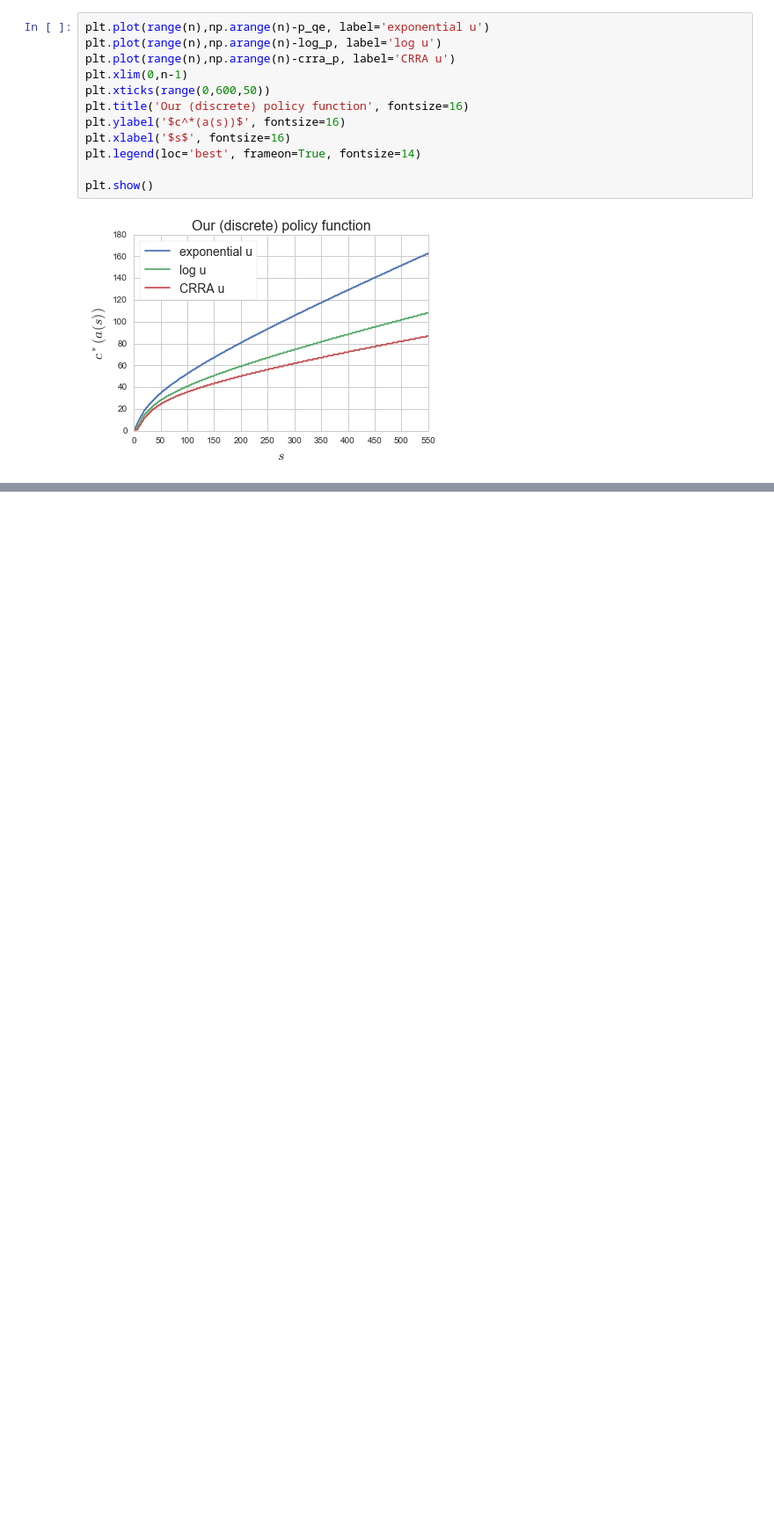
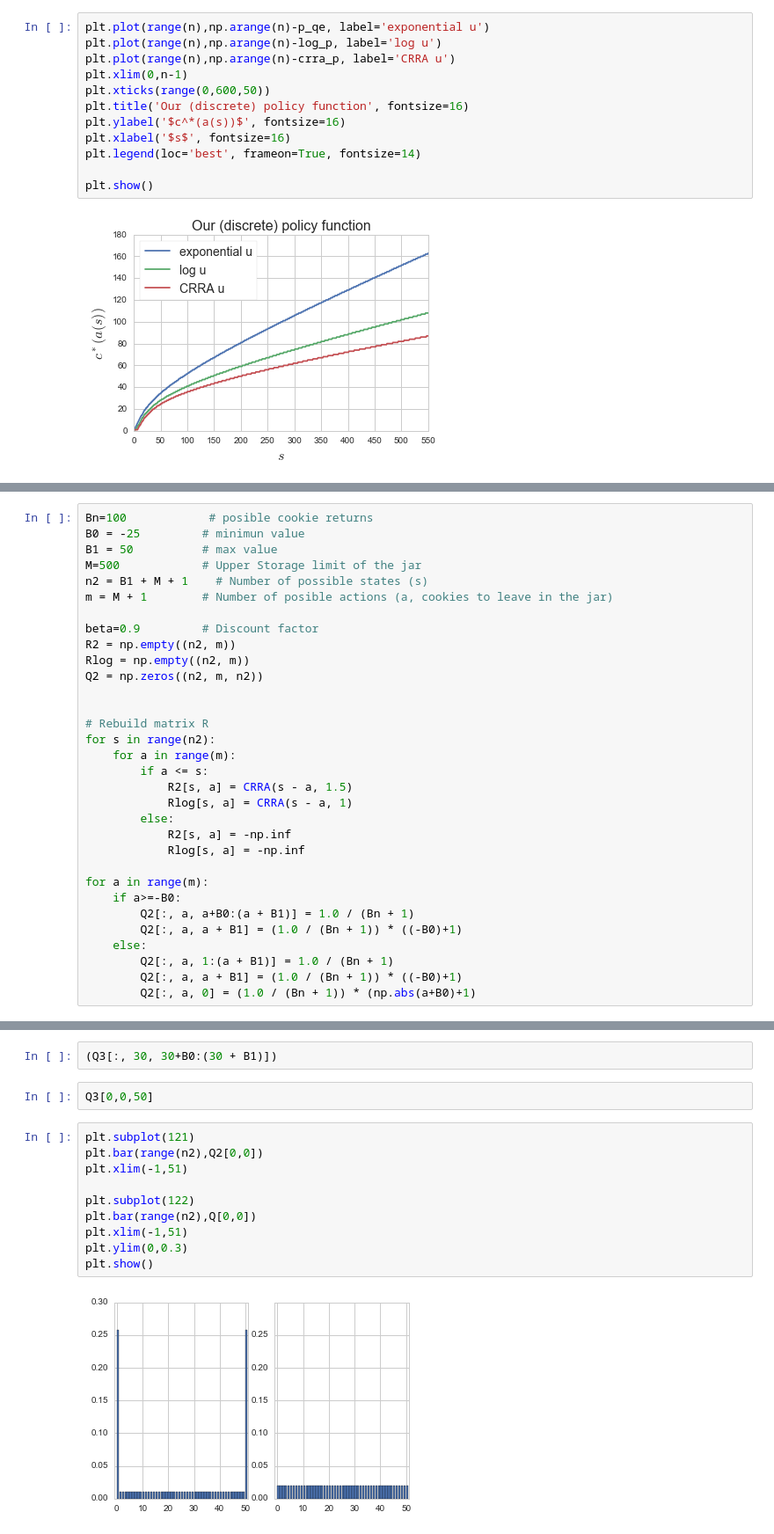
Before and after one commit to crisla/code-club, a Jupyter notebook: s3/Discrete Dynamic Programing.ipynb, the cells around one changed output, grey strips where cells are left out. Shown at 88% size. Cells and saved outputs as stored; diff of their text form; blank space fills up the shorter version.

```diff
--- a/s3/Discrete Dynamic Programing.ipynb
+++ b/s3/Discrete Dynamic Programing.ipynb
@@ -430,0 +446,32 @@ for a in range(m):
+# %%
+Bn=100            # posible cookie returns
+B0 = -25         # minimun value
+B1 = 50          # max value
+M=500            # Upper Storage limit of the jar
+n2 = B1 + M + 1    # Number of possible states (s)
+m = M + 1        # Number of posible actions (a, cookies to leave in the jar)
+
+beta=0.9         # Discount factor
+R2 = np.empty((n2, m))
+Rlog = np.empty((n2, m))
+Q2 = np.zeros((n2, m, n2))
+
+
+# Rebuild matrix R
+for s in range(n2):
+    for a in range(m):
+        if a <= s:
+            R2[s, a] = CRRA(s - a, 1.5)
+            Rlog[s, a] = CRRA(s - a, 1)
+        else:
+            R2[s, a] = -np.inf
+            Rlog[s, a] = -np.inf
+
+for a in range(m):
+    if a>=-B0:
+        Q2[:, a, a+B0:(a + B1)] = 1.0 / (Bn + 1)
+        Q2[:, a, a + B1] = (1.0 / (Bn + 1)) * ((-B0)+1)
+    else:
+        Q2[:, a, 1:(a + B1)] = 1.0 / (Bn + 1)
+        Q2[:, a, a + B1] = (1.0 / (Bn + 1)) * ((-B0)+1)
+        Q2[:, a, 0] = (1.0 / (Bn + 1)) * (np.abs(a+B0)+1)
@@ -430,0 +494,16 @@ for a in range(m):
+# %%
+(Q3[:, 30, 30+B0:(30 + B1)])
+# %%
+Q3[0,0,50]
+# %%
+plt.subplot(121)
+plt.bar(range(n2),Q2[0,0])
+plt.xlim(-1,51)
+
+plt.subplot(122)
+plt.bar(range(n2),Q[0,0])
+plt.xlim(-1,51)
+plt.ylim(0,0.3)
+plt.show()
+# %% [output]
+[figure, added]
```
Also changed, not shown: parts of 12 cells of this notebook.
